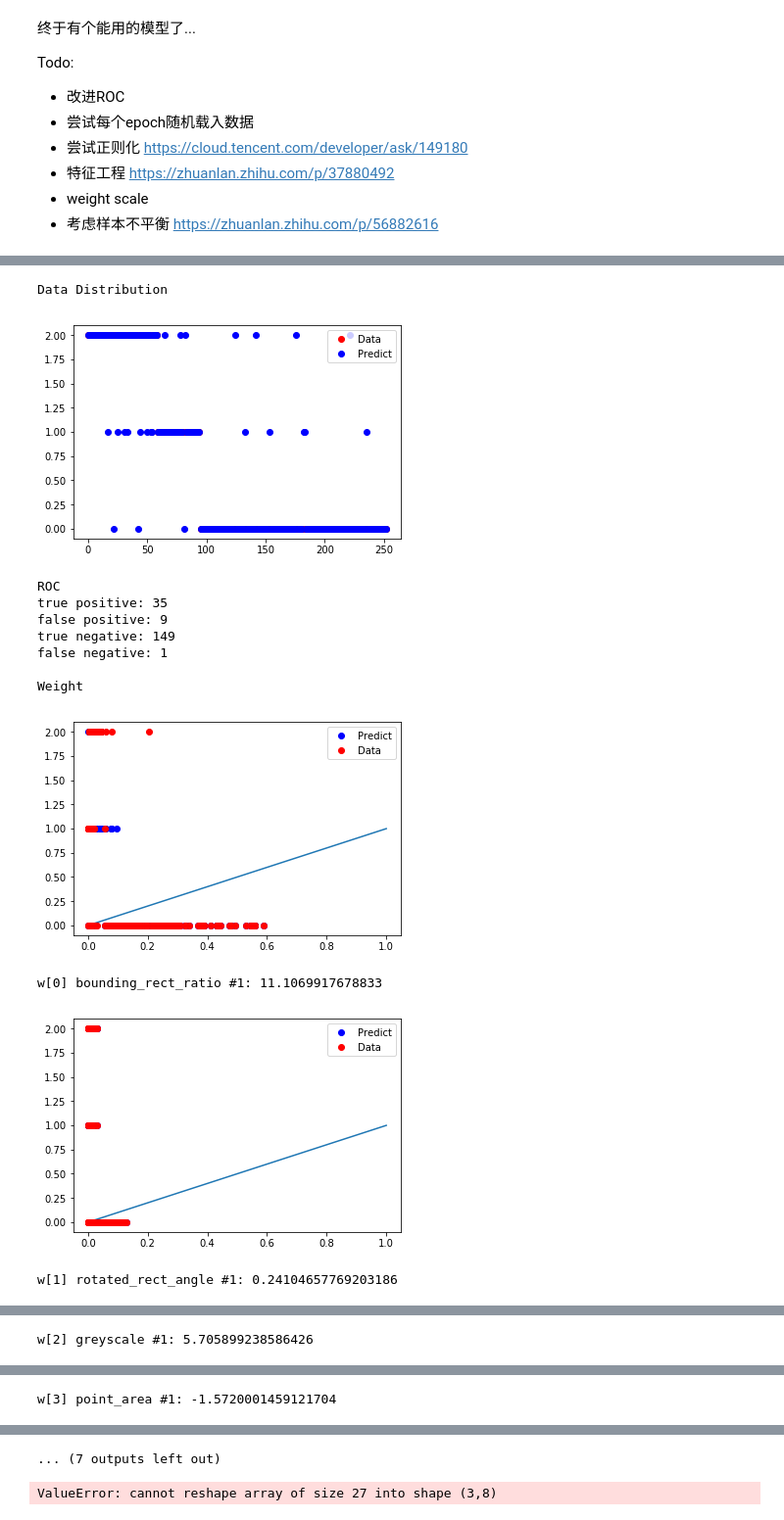
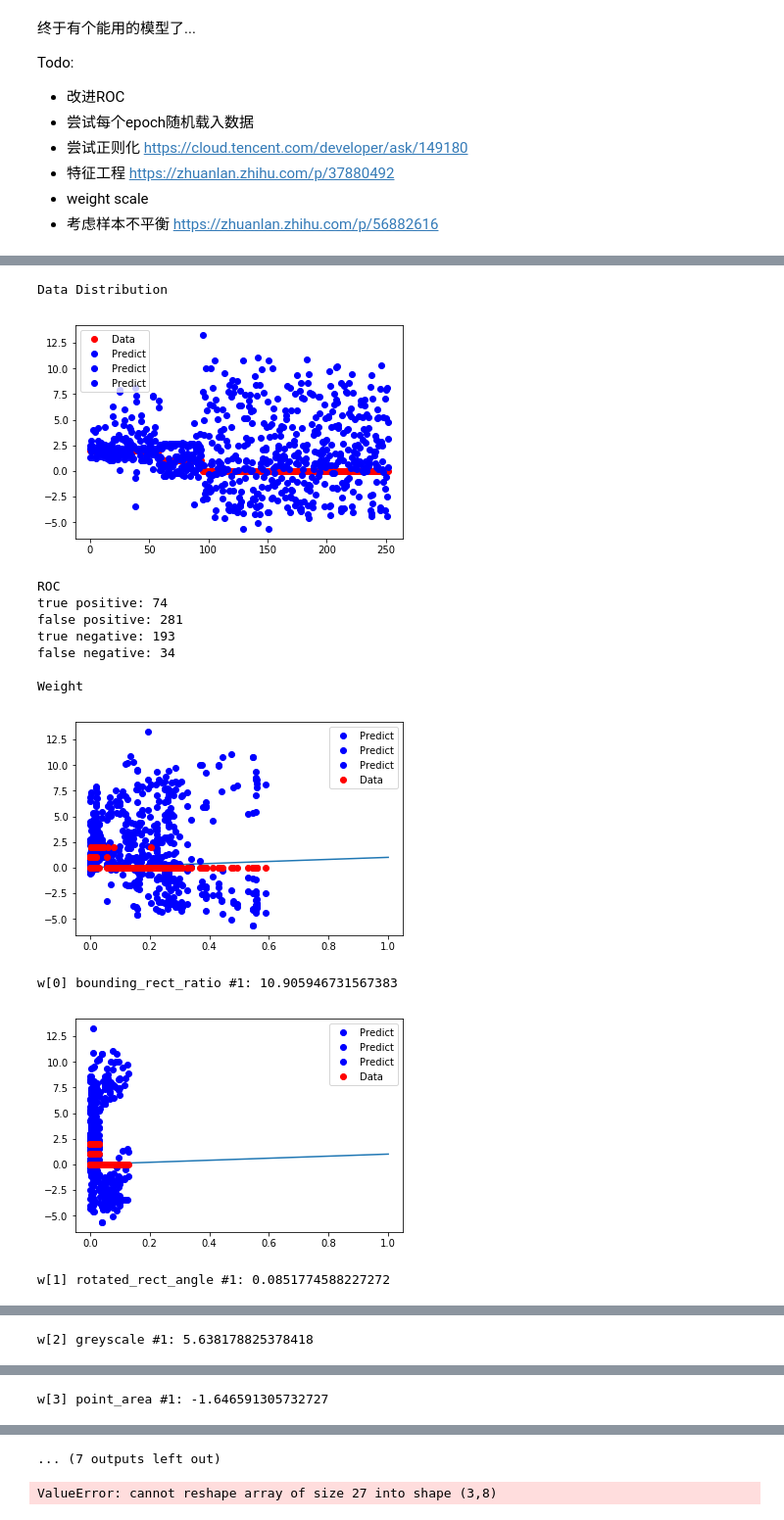
Before and after one commit to RoboVigor/RV-AutoAim, a Jupyter notebook: model/multiclass.ipynb, the cells around one changed output, grey strips where cells are left out. Shown at 98% size. Saved outputs shown, nothing was run; the diff lists cells and outputs as text; code cells hidden in the pictures.

```diff
--- a/model/multiclass.ipynb
+++ b/model/multiclass.ipynb
@@ -131,8 +131,8 @@ Elapsed Time = 0:00:43.117236
 def analyse(x_anls, y_anls, threshold):
     # Predict
     y_pred = model(x_anls)
-    _,y_pred = torch.max(y_pred,1)
-    y_pred = y_pred.reshape((y_pred.size(0),1))
+    #_,y_pred = torch.max(y_pred,1)
+    #y_pred = y_pred.reshape((y_pred.size(0),1))
 
     # Convert to numpy array
     x_anls, y_anls, y_pred = (t.numpy() for t in [x_anls, y_anls, y_pred])
@@ -170,43 +170,43 @@ def analyse(x_anls, y_anls, threshold):
     w = [wi.data.cpu() for wi in model.parameters()]
     w = torch.cat((w[0][0],w[1])).numpy()
     print('Weight')
     b = w[-1]
     for i in range(input_size):
         a = w[i]
         y = a*x+b
         plt.plot(x, (y-y.min())/(y.max()-y.min()), linestyle='-')
         plt.plot(x_anls[:, i], y_pred, 'bo', label='Predict')
         plt.plot(x_anls[:, i], y_anls, 'ro', label='Data')
         plt.legend()
         plt.show()
         _1, _2 = i%(len(header) - 1), int((i+1)/len(header)+1)
         print('w[{}] {} #{}: {}'.format(i, header[_1], _2, w[i]))
 # Save
 def save(filename):
     dataloader = autoaim.DataLoader()
     dataloader.new_csv(filename, autoaim.feature.enabled_props)
     w = [wi.data.cpu() for wi in model.parameters()]
     w = torch.cat((w[0], w[1].reshape(3,1)),1)
     w = w.reshape(1,w.size(0)*w.size(1)).numpy()
     for row in w:
         dataloader.append_csv(filename, row)
 
 
 with torch.no_grad():
 #     x_test, y_test,*_ = load('test.csv', 0)
-    save('pair_weight.csv')
+    #save('pair_weight.csv')
     analyse(x_test, y_test, 0.5)
 # %% [output]
 Data Distribution
-[figure, old version]
+[figure, new version]
 ROC
-true positive: 35
-false positive: 9
-true negative: 149
-false negative: 1
+true positive: 74
+false positive: 281
+true negative: 193
+false negative: 34
 
 Weight
-[figure, old version]
+[figure, new version]
-w[0] bounding_rect_ratio #1: 11.1069917678833
+w[0] bounding_rect_ratio #1: 10.905946731567383
-[figure, old version]
+[figure, new version]
-w[1] rotated_rect_angle #1: 0.24104657769203186
+w[1] rotated_rect_angle #1: 0.0851774588227272
@@ -214 +214 @@ w[1] rotated_rect_angle #1: 0.24104657769203186
-w[2] greyscale #1: 5.705899238586426
+w[2] greyscale #1: 5.638178825378418
@@ -216 +216 @@ w[2] greyscale #1: 5.705899238586426
-w[3] point_area #1: -1.5720001459121704
+w[3] point_area #1: -1.646591305732727
```
Also changed, not shown: parts of 3 cells of this notebook, 7 other files.
